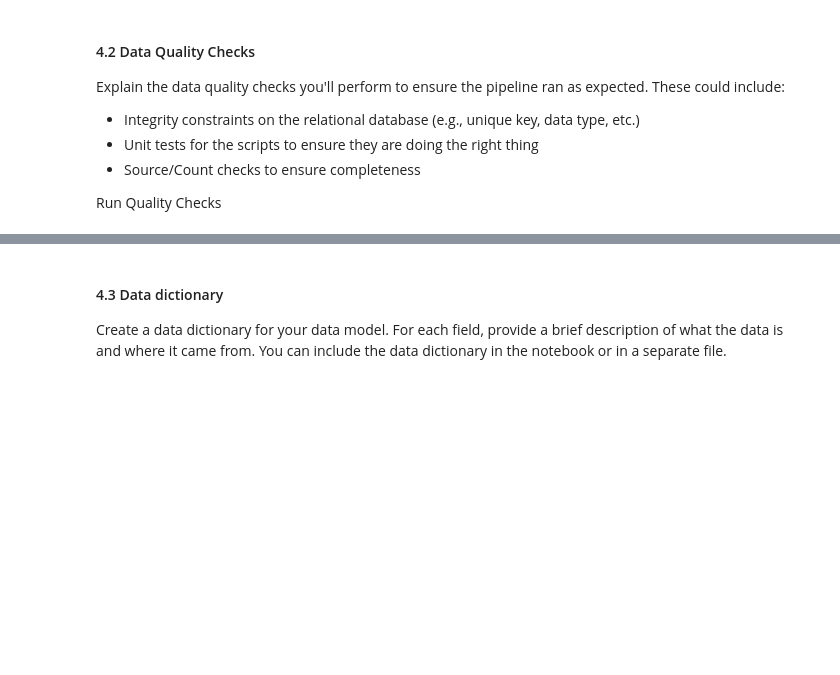
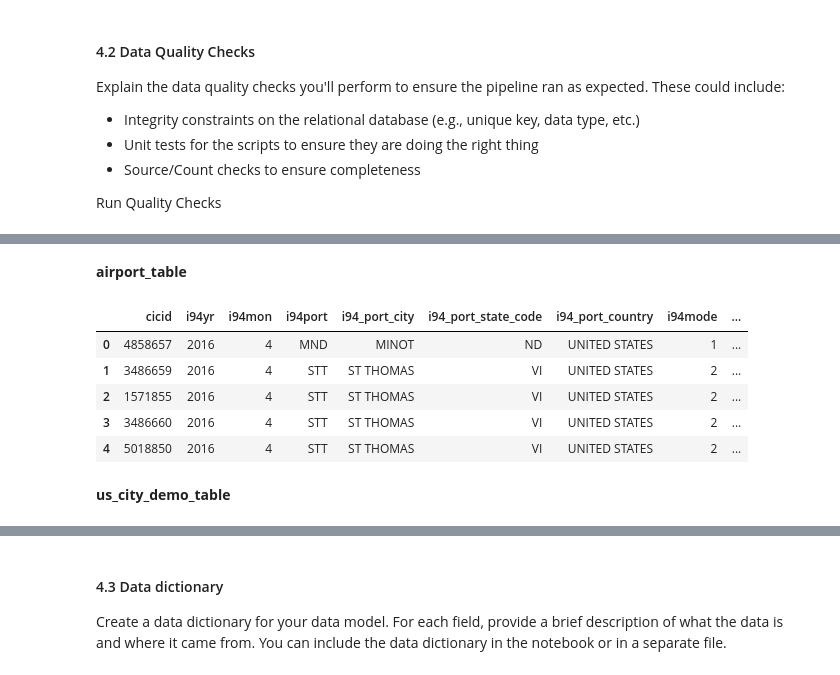
Before and after one commit to venkatrag1/DEND, a Jupyter notebook: proj6_capstone/Capstone Project Template.ipynb, the cells around one changed output, grey strips where cells are left out. Cells and saved outputs as stored; diff of their text form; code cells hidden in the pictures; blank space fills up the shorter version.

```diff
--- a/proj6_capstone/Capstone Project Template.ipynb
+++ b/proj6_capstone/Capstone Project Template.ipynb
@@ -907,0 +1123,13 @@ Run Quality Checks
+# %% [markdown]
+****airport_table****
+# %%
+i94_event_table.join(airport_table, i94_event_table.i94port == airport_table.iata_code).limit(5).toPandas()
+# %% [output]
+|  | cicid | i94yr | i94mon | i94port | i94_port_city | i94_port_state_code | i94_port_country | i94mode | ... |
+| 0 | 4858657 | 2016 | 4 | MND | MINOT | ND | UNITED STATES | 1 | ... |
+| 1 | 3486659 | 2016 | 4 | STT | ST THOMAS | VI | UNITED STATES | 2 | ... |
+| 2 | 1571855 | 2016 | 4 | STT | ST THOMAS | VI | UNITED STATES | 2 | ... |
+| 3 | 3486660 | 2016 | 4 | STT | ST THOMAS | VI | UNITED STATES | 2 | ... |
+| 4 | 5018850 | 2016 | 4 | STT | ST THOMAS | VI | UNITED STATES | 2 | ... |
+# %% [markdown]
+****us_city_demo_table****
```
Also changed, not shown: parts of 48 cells of this notebook.
